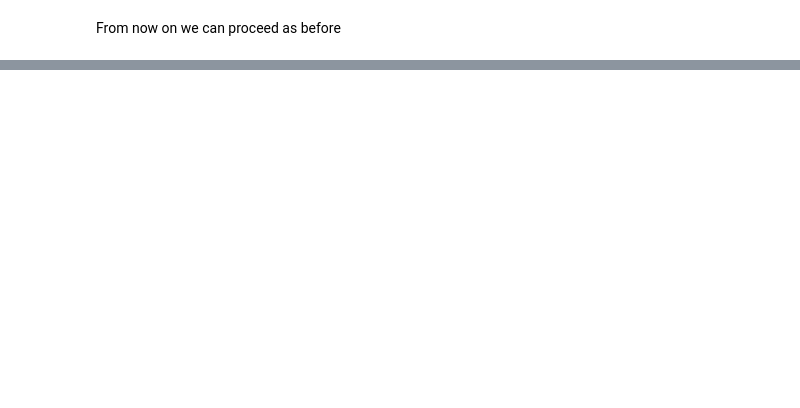
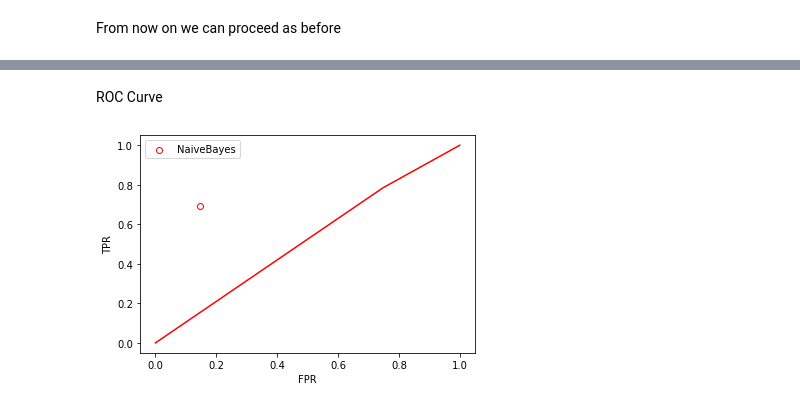
Before and after one commit to Machine-Learning-Gwinner-Rymut/MachineLearning, a Jupyter notebook: Assignments/Titanic/titanic_naive_bayes.ipynb, the cells around one changed output, grey strips where cells are left out. Saved outputs shown, nothing was run; the diff lists cells and outputs as text; code cells hidden in the pictures; blank space fills up the shorter version.

```diff
--- a/Assignments/Titanic/titanic_naive_bayes.ipynb
+++ b/Assignments/Titanic/titanic_naive_bayes.ipynb
@@ -700,0 +952,6 @@ From now on we can proceed as before
+# %%
+p = p_sex * p_class * p_age
+# p = p.reorder_levels(groups_full).sort_index().fillna(0)
+display(p)
+
+test_p = test_p_sex * test_p_class * test_p_age
@@ -700,0 +976,8 @@ From now on we can proceed as before
+# %%
+# "normalize"
+nb_p = p / p.sum(level=groups)
+nb_p = nb_p.reorder_levels(groups_full).sort_index()
+display(nb_p)
+
+test_nb_p = test_p / test_p.sum(level=groups)
+test_nb_p = test_nb_p.reorder_levels(groups_full).sort_index()
@@ -700,0 +1002,8 @@ From now on we can proceed as before
+# %%
+survivors_classified = (nb_p >= 0.5)
+test_survivors_classified = (test_nb_p >= 0.5)
+
+print("predicted survivor rate: {:.4f}".format(age_counts[survivors_classified].sum() / age_counts.sum()))
+print("  vs real: {:.4f}".format(age_counts.loc[1].sum() / age_counts.sum()))
+print("predicted test survivor rate: {:.4f}".format(test_age_counts[test_survivors_classified].sum() / test_age_counts.sum()))
+print("  vs real: {:.4f}".format(test_age_counts.loc[1].sum() / test_age_counts.sum()))
@@ -700,0 +1054,2 @@ From now on we can proceed as before
+# %% [markdown]
+ROC Curve
@@ -700,0 +1058,18 @@ From now on we can proceed as before
+# %%
+data_age_pred = data_age.join(survivors_classified.rename('predicted'), on=groups_full)
+test_data_age_pred = test_data_age.join(test_survivors_classified.rename('predicted'), on=groups_full)
+# %%
+actual = data_age_pred['survived']
+predicted = data_age_pred['predicted'].astype(int)
+
+fprs, tprs, thds = roc_curve(actual, predicted)
+
+plt.scatter([fpr], [tpr], edgecolors='red', facecolors='white',label='NaiveBayes')
+plt.plot(fprs, tprs,  c='red')
+
+plt.xlabel("FPR")
+plt.ylabel("TPR")
+plt.legend()
+plt.show()
+# %% [output]
+[figure, added]
```
Also changed, not shown: parts of 47 cells of this notebook.
